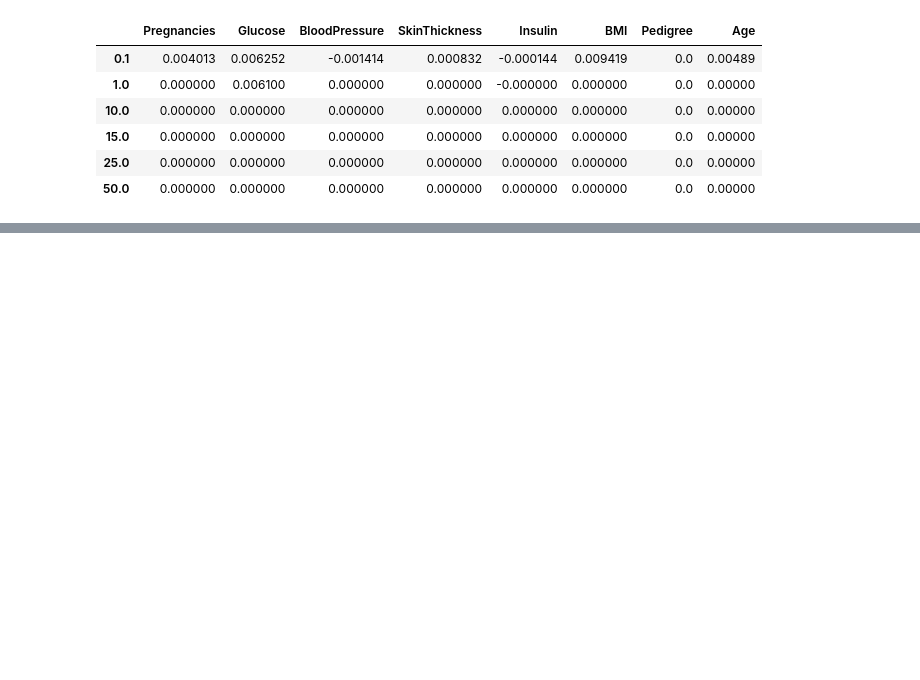
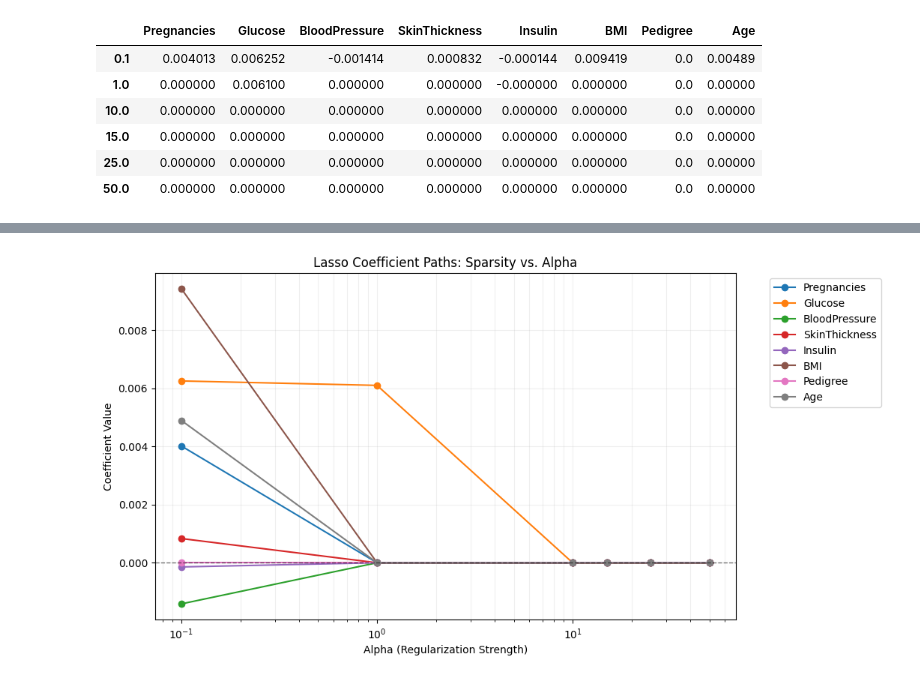
Before and after one commit to AyushDevadiga1/Machine-Learning, a Jupyter notebook: LassoRegression.ipynb, the cells around one changed output, grey strips where cells are left out. Saved outputs shown, nothing was run; the diff lists cells and outputs as text; code cells hidden in the pictures; blank space fills up the shorter version.

```diff
--- a/LassoRegression.ipynb
+++ b/LassoRegression.ipynb
@@ -152,0 +166,16 @@ weights_df # This is the weights and how they are updated as the value of alpha
+# %%
+plt.figure(figsize=(10, 6))
+# Plotting the transpose of the dataframe so each column (feature) is a line
+for column in weights_df.columns:
+    plt.plot(weights_df.index, weights_df[column], marker='o', label=column)
+
+plt.xscale('log') # Alpha spans different magnitudes; log scale makes it readable
+plt.axhline(0, color='black', linestyle='--', linewidth=1, alpha=0.5)
+plt.xlabel('Alpha (Regularization Strength)')
+plt.ylabel('Coefficient Value')
+plt.title('Lasso Coefficient Paths: Sparsity vs. Alpha')
+plt.legend(bbox_to_anchor=(1.05, 1), loc='upper left')
+plt.grid(True, which="both", ls="-", alpha=0.2)
+plt.show()
+# %% [output]
+[figure, added]
```
Also changed, not shown: parts of 3 cells of this notebook.
